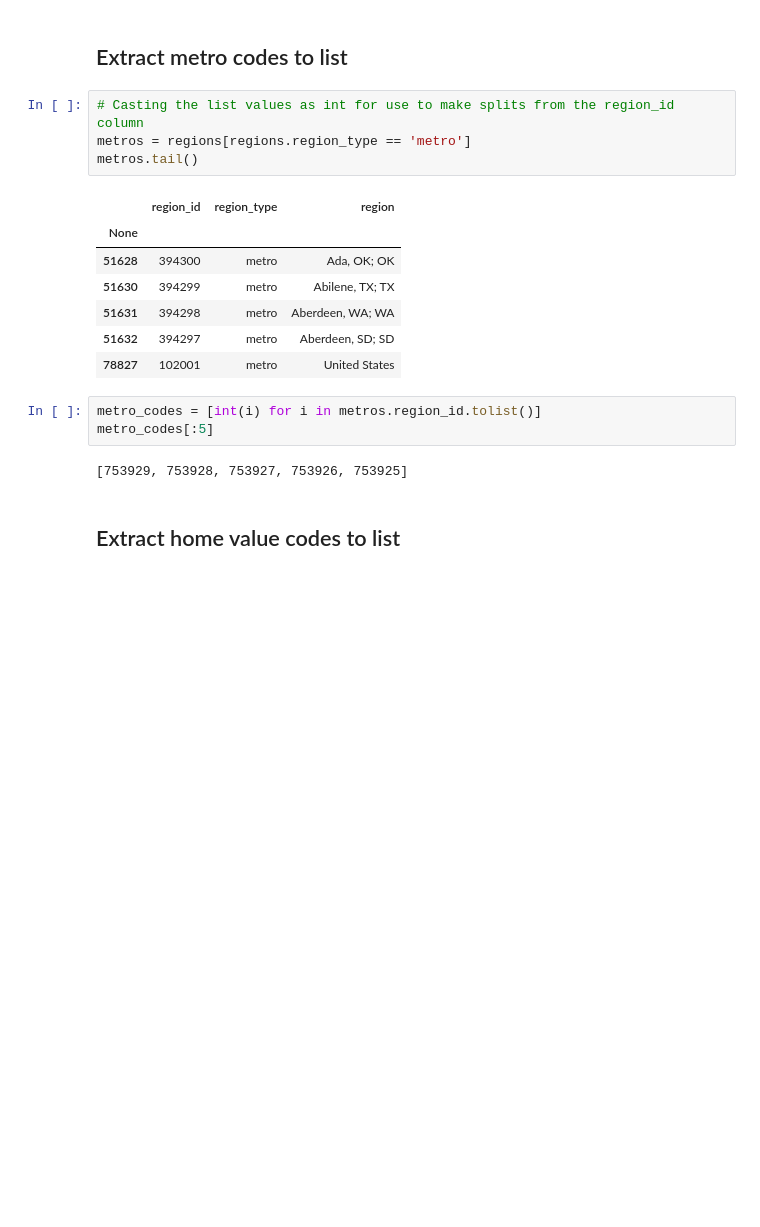
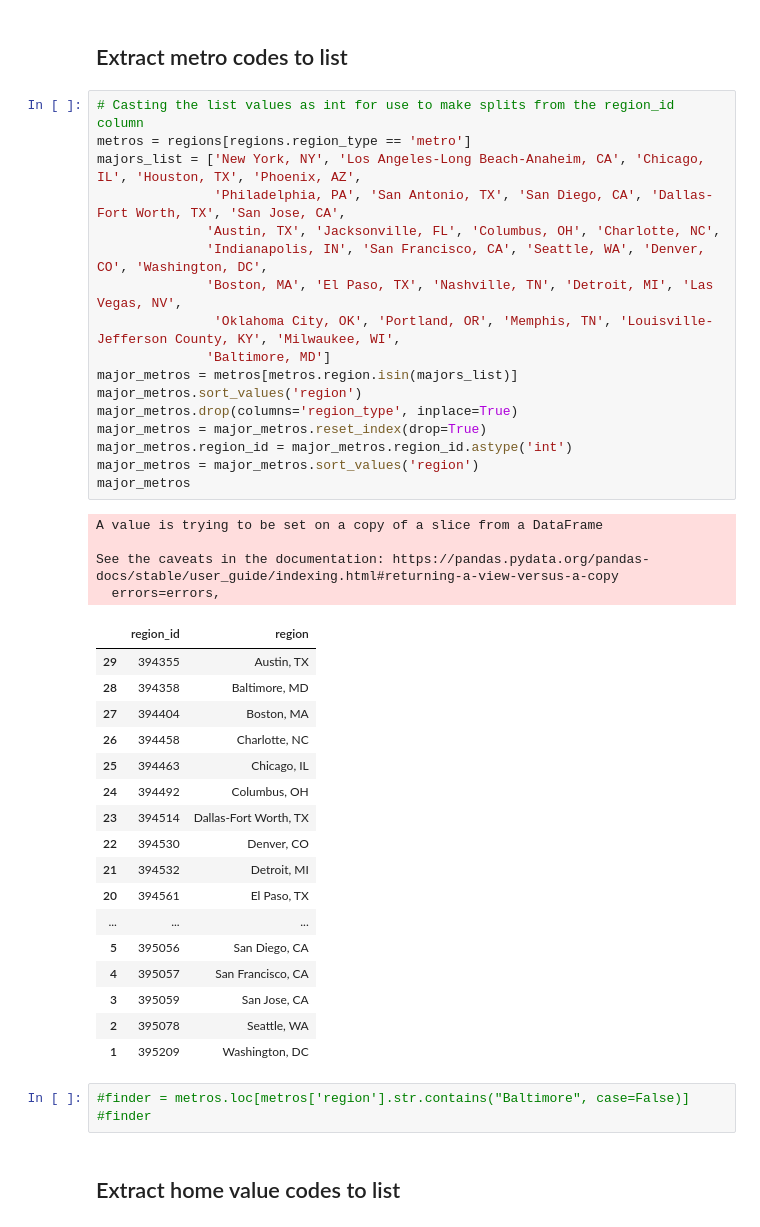
Before and after one commit to DunfrundB/real_estate_ml, a Jupyter notebook: zillow_quandl.ipynb, the cells around one changed output. Cells and saved outputs as stored; diff of their text form; blank space fills up the shorter version.

```diff
--- a/zillow_quandl.ipynb
+++ b/zillow_quandl.ipynb
@@ -94,20 +96,45 @@ Name: region_type, dtype: int64
 # %%
 # Casting the list values as int for use to make splits from the region_id column
 metros = regions[regions.region_type == 'metro']
-metros.tail()
+majors_list = ['New York, NY', 'Los Angeles-Long Beach-Anaheim, CA', 'Chicago, IL', 'Houston, TX', 'Phoenix, AZ',
+               'Philadelphia, PA', 'San Antonio, TX', 'San Diego, CA', 'Dallas-Fort Worth, TX', 'San Jose, CA',
+              'Austin, TX', 'Jacksonville, FL', 'Columbus, OH', 'Charlotte, NC',
+              'Indianapolis, IN', 'San Francisco, CA', 'Seattle, WA', 'Denver, CO', 'Washington, DC',
+              'Boston, MA', 'El Paso, TX', 'Nashville, TN', 'Detroit, MI', 'Las Vegas, NV',
+               'Oklahoma City, OK', 'Portland, OR', 'Memphis, TN', 'Louisville-Jefferson County, KY', 'Milwaukee, WI',
+              'Baltimore, MD']
+major_metros = metros[metros.region.isin(majors_list)]
+major_metros.sort_values('region')
+major_metros.drop(columns='region_type', inplace=True)
+major_metros = major_metros.reset_index(drop=True)
+major_metros.region_id = major_metros.region_id.astype('int')
+major_metros = major_metros.sort_values('region')
+major_metros
 # %% [output]
+A value is trying to be set on a copy of a slice from a DataFrame
+
+See the caveats in the documentation: https://pandas.pydata.org/pandas-docs/stable/user_guide/indexing.html#returning-a-view-versus-a-copy
+  errors=errors,
-|  | region_id | region_type | region |
-| None |  |  |  |
-| 51628 | 394300 | metro | Ada, OK; OK |
-| 51630 | 394299 | metro | Abilene, TX; TX |
-| 51631 | 394298 | metro | Aberdeen, WA; WA |
-| 51632 | 394297 | metro | Aberdeen, SD; SD |
-| 78827 | 102001 | metro | United States |
+|  | region_id | region |
+| 29 | 394355 | Austin, TX |
+| 28 | 394358 | Baltimore, MD |
+| 27 | 394404 | Boston, MA |
+| 26 | 394458 | Charlotte, NC |
+| 25 | 394463 | Chicago, IL |
+| 24 | 394492 | Columbus, OH |
+| 23 | 394514 | Dallas-Fort Worth, TX |
+| 22 | 394530 | Denver, CO |
+| 21 | 394532 | Detroit, MI |
+| 20 | 394561 | El Paso, TX |
+| ... | ... | ... |
+| 5 | 395056 | San Diego, CA |
+| 4 | 395057 | San Francisco, CA |
+| 3 | 395059 | San Jose, CA |
+| 2 | 395078 | Seattle, WA |
+| 1 | 395209 | Washington, DC |
-# %%
-metro_codes = [int(i) for i in metros.region_id.tolist()]
-metro_codes[:5]
-# %% [output]
-[753929, 753928, 753927, 753926, 753925]
+# %%
+#finder = metros.loc[metros['region'].str.contains("Baltimore", case=False)]
+#finder
 # %% [markdown]
 ## Extract home value codes to list
 # %%
```
Also changed, not shown: parts of 70 cells of this notebook, 10 other files.
